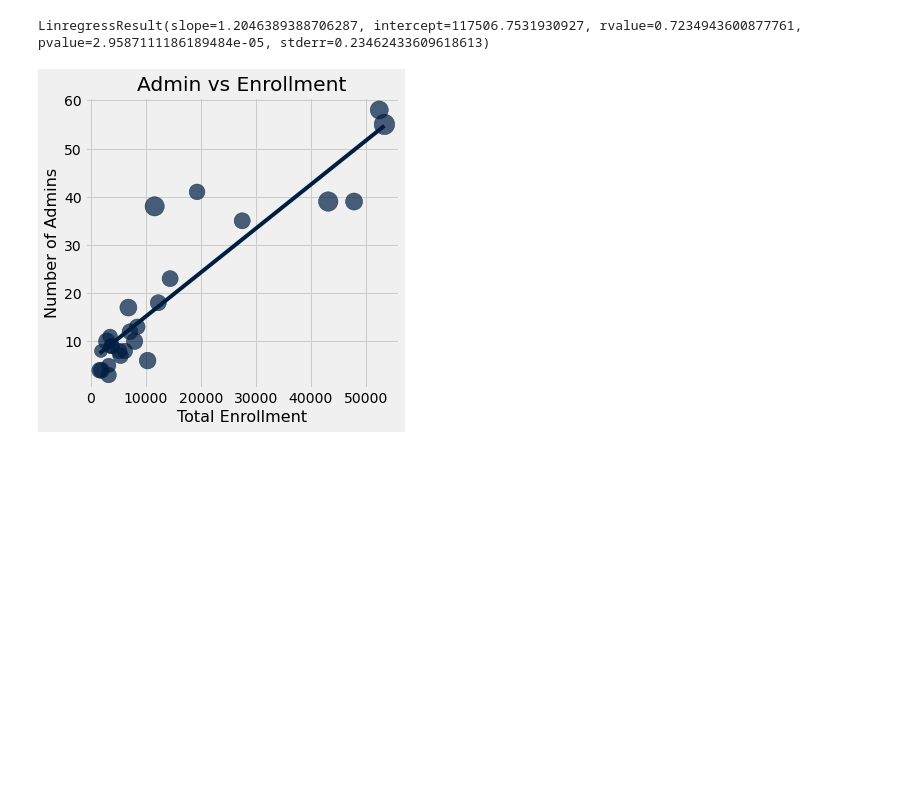
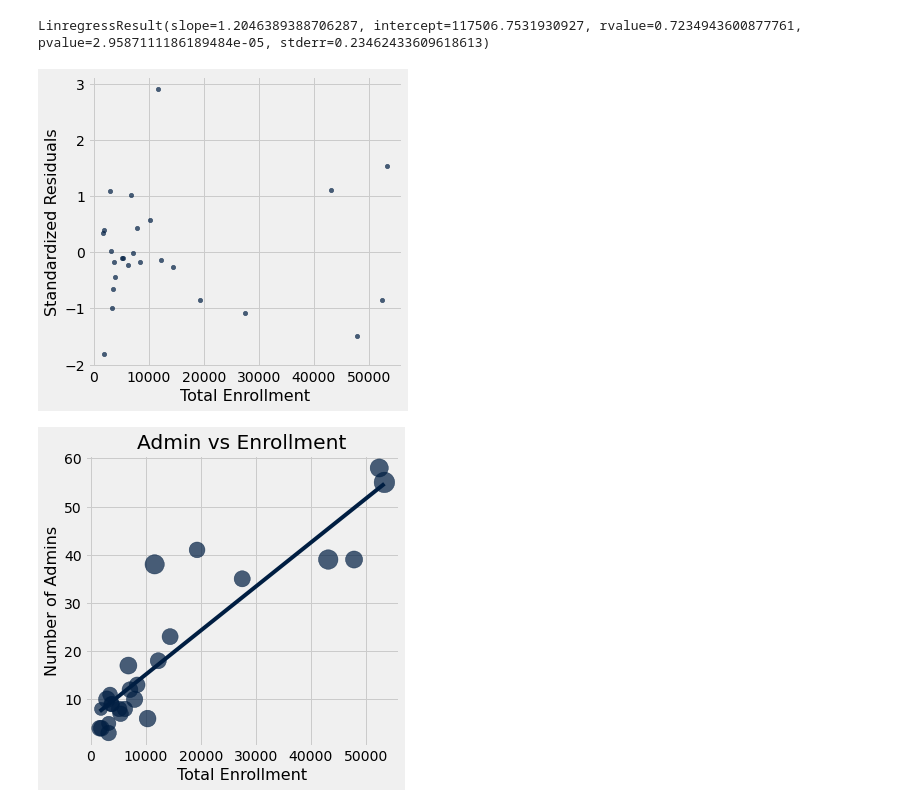
Before and after one commit to BradWhoRuns/SalaryStudy24, a Jupyter notebook: LongitudinalStudyAdminSalary.ipynb, the cells around one changed output. Saved outputs shown, nothing was run; the diff lists cells and outputs as text; code cells hidden in the pictures; blank space fills up the shorter version.

```diff
--- a/LongitudinalStudyAdminSalary.ipynb
+++ b/LongitudinalStudyAdminSalary.ipynb
@@ -449,9 +445,25 @@ plots.savefig("admin_deans_salary_enrollment.pdf", bbox_inches='tight');
 # %% [output]
 [figure]
 # %%
-stats.linregress(hold_up.column("Total Enrollment"),hold_up.column("Salary median"))
+results = stats.linregress(hold_up.column("Total Enrollment"),hold_up.column("Salary median"))
+
+results
 # %% [output]
 LinregressResult(slope=1.2046389388706287, intercept=117506.7531930927, rvalue=0.7234943600877761, pvalue=2.9587111186189484e-05, stderr=0.23462433609618613)
+# %%
+predictions = hold_up.column("Total Enrollment")*results[0]+results[1]
+
+residuals = hold_up.column("Salary median")- predictions
+
+residuals
+
+res_std = stats.tstd(residuals)
+
+stand_res = residuals/res_std
+
+hold_up.with_column("Standardized Residuals", stand_res).scatter("Total Enrollment", "Standardized Residuals")
+# %% [output]
+[figure, added]
 # %%
 hold_up.scatter("Total Enrollment", "count", s = size_medians, fit_line=True)
 plots.ylabel("Number of Admins")
```
Also changed, not shown: parts of 15 cells of this notebook.
